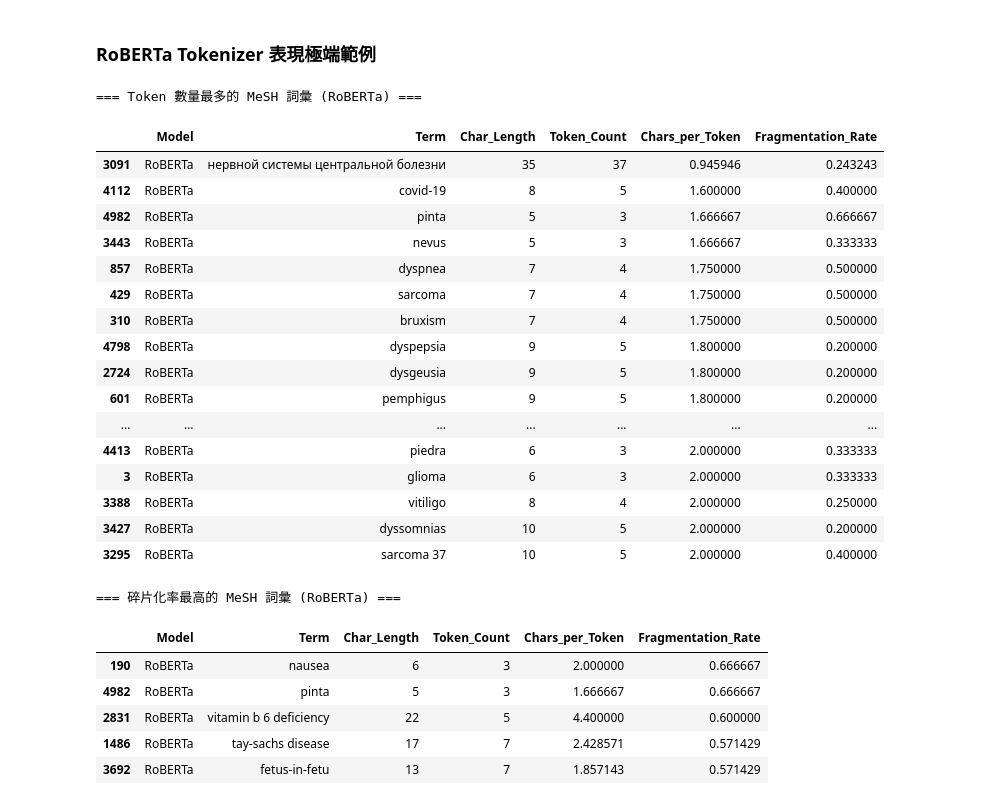
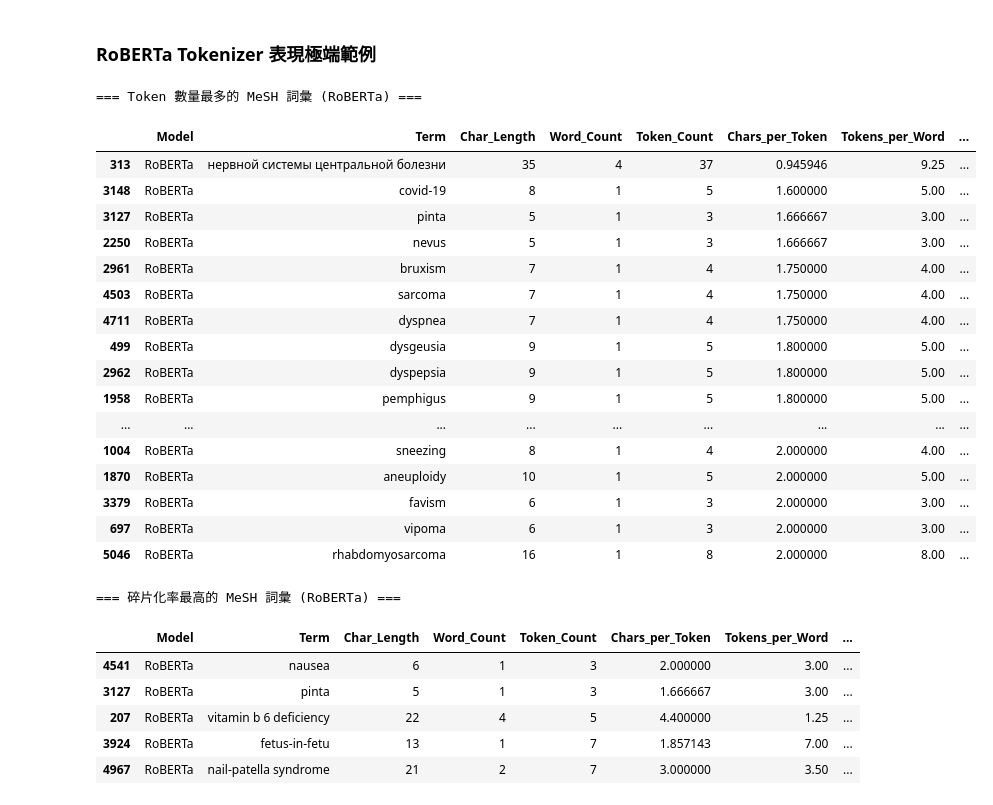
Before and after one commit to Heng1222/Ohsumed_classification, a Jupyter notebook: Model/Token_size_distribution.ipynb, the cells around one changed output. Drawn from its saved outputs; the diff is of its cells as text; code cells hidden in the pictures.

```diff
--- a/Model/Token_size_distribution.ipynb
+++ b/Model/Token_size_distribution.ipynb
@@ -3,11 +64,13 @@
 # %%
 # 1. 測試資料集 (Python List of Strings)
-# 請將 MeSH descriptor names 讀取為一個純文字列表
-# 範例： ["Myocardial Infarction", "Diabetes Mellitus", "Acetylcholinesterase", ...]
 import pandas as pd
 url = 'https://github.com/Heng1222/Ohsumed_classification/blob/main/MeSH_data/mesh_dataset.csv?raw=true'
 full_df = pd.read_csv(url)
+# 範例： ["Myocardial Infarction", "Diabetes Mellitus", "Acetylcholinesterase", ...]
 mesh_terms_set = set(pd.concat([full_df["word_i"], full_df["word_j"]]))
+random_words = get_random_nouns_df(num_words=5080)
+
+
 
 # 2. 模型字典 (Dictionary of Tokenizers)
 # Key 為模型名稱 (自訂)，Value 為已經 load 好的 Hugging Face Tokenizer 物件
@@ -138,36 +237,38 @@ Passing `palette` without assigning `hue` is deprecated and will be removed in v
 ### RoBERTa Tokenizer 表現極端範例
 # %%
 # 顯示 Token 數量最多的前 5 個 MeSH 詞彙
+display_df = df_results[df_results['Dataset_Type'] == 'MeSH Terms']
+
 print("\n=== Token 數量最多的 MeSH 詞彙 (RoBERTa) ===")
-display(roberta_df.sort_values(by='Chars_per_Token', ascending=True).head(30))
+display(display_df.sort_values(by='Chars_per_Token', ascending=True).head(30))
 # %% [output]
 === Token 數量最多的 MeSH 詞彙 (RoBERTa) ===
-|  | Model | Term | Char_Length | Token_Count | Chars_per_Token | Fragmentation_Rate |
-| 3091 | RoBERTa | нервной системы центральной болезни | 35 | 37 | 0.945946 | 0.243243 |
-| 4112 | RoBERTa | covid-19 | 8 | 5 | 1.600000 | 0.400000 |
-| 4982 | RoBERTa | pinta | 5 | 3 | 1.666667 | 0.666667 |
-| 3443 | RoBERTa | nevus | 5 | 3 | 1.666667 | 0.333333 |
-| 857 | RoBERTa | dyspnea | 7 | 4 | 1.750000 | 0.500000 |
-| 429 | RoBERTa | sarcoma | 7 | 4 | 1.750000 | 0.500000 |
-| 310 | RoBERTa | bruxism | 7 | 4 | 1.750000 | 0.500000 |
-| 4798 | RoBERTa | dyspepsia | 9 | 5 | 1.800000 | 0.200000 |
-| 2724 | RoBERTa | dysgeusia | 9 | 5 | 1.800000 | 0.200000 |
-| 601 | RoBERTa | pemphigus | 9 | 5 | 1.800000 | 0.200000 |
-| ... | ... | ... | ... | ... | ... | ... |
-| 4413 | RoBERTa | piedra | 6 | 3 | 2.000000 | 0.333333 |
-| 3 | RoBERTa | glioma | 6 | 3 | 2.000000 | 0.333333 |
-| 3388 | RoBERTa | vitiligo | 8 | 4 | 2.000000 | 0.250000 |
-| 3427 | RoBERTa | dyssomnias | 10 | 5 | 2.000000 | 0.200000 |
-| 3295 | RoBERTa | sarcoma 37 | 10 | 5 | 2.000000 | 0.400000 |
+|  | Model | Term | Char_Length | Word_Count | Token_Count | Chars_per_Token | Tokens_per_Word | ... |
+| 313 | RoBERTa | нервной системы центральной болезни | 35 | 4 | 37 | 0.945946 | 9.25 | ... |
+| 3148 | RoBERTa | covid-19 | 8 | 1 | 5 | 1.600000 | 5.00 | ... |
+| 3127 | RoBERTa | pinta | 5 | 1 | 3 | 1.666667 | 3.00 | ... |
+| 2250 | RoBERTa | nevus | 5 | 1 | 3 | 1.666667 | 3.00 | ... |
+| 2961 | RoBERTa | bruxism | 7 | 1 | 4 | 1.750000 | 4.00 | ... |
+| 4503 | RoBERTa | sarcoma | 7 | 1 | 4 | 1.750000 | 4.00 | ... |
+| 4711 | RoBERTa | dyspnea | 7 | 1 | 4 | 1.750000 | 4.00 | ... |
+| 499 | RoBERTa | dysgeusia | 9 | 1 | 5 | 1.800000 | 5.00 | ... |
+| 2962 | RoBERTa | dyspepsia | 9 | 1 | 5 | 1.800000 | 5.00 | ... |
+| 1958 | RoBERTa | pemphigus | 9 | 1 | 5 | 1.800000 | 5.00 | ... |
+| ... | ... | ... | ... | ... | ... | ... | ... | ... |
+| 1004 | RoBERTa | sneezing | 8 | 1 | 4 | 2.000000 | 4.00 | ... |
+| 1870 | RoBERTa | aneuploidy | 10 | 1 | 5 | 2.000000 | 5.00 | ... |
+| 3379 | RoBERTa | favism | 6 | 1 | 3 | 2.000000 | 3.00 | ... |
+| 697 | RoBERTa | vipoma | 6 | 1 | 3 | 2.000000 | 3.00 | ... |
+| 5046 | RoBERTa | rhabdomyosarcoma | 16 | 1 | 8 | 2.000000 | 8.00 | ... |
 # %%
 # 顯示碎片化率最高的前 5 個 MeSH 詞彙 (表示這些詞彙被拆解成單字元的比例最高)
 print("\n=== 碎片化率最高的 MeSH 詞彙 (RoBERTa) ===")
-display(roberta_df.sort_values(by='Fragmentation_Rate', ascending=False).head(5))
+display(display_df.sort_values(by='Fragmentation_Rate', ascending=False).head(5))
 # %% [output]
 === 碎片化率最高的 MeSH 詞彙 (RoBERTa) ===
-|  | Model | Term | Char_Length | Token_Count | Chars_per_Token | Fragmentation_Rate |
-| 190 | RoBERTa | nausea | 6 | 3 | 2.000000 | 0.666667 |
-| 4982 | RoBERTa | pinta | 5 | 3 | 1.666667 | 0.666667 |
-| 2831 | RoBERTa | vitamin b 6 deficiency | 22 | 5 | 4.400000 | 0.600000 |
-| 1486 | RoBERTa | tay-sachs disease | 17 | 7 | 2.428571 | 0.571429 |
-| 3692 | RoBERTa | fetus-in-fetu | 13 | 7 | 1.857143 | 0.571429 |
+|  | Model | Term | Char_Length | Word_Count | Token_Count | Chars_per_Token | Tokens_per_Word | ... |
+| 4541 | RoBERTa | nausea | 6 | 1 | 3 | 2.000000 | 3.00 | ... |
+| 3127 | RoBERTa | pinta | 5 | 1 | 3 | 1.666667 | 3.00 | ... |
+| 207 | RoBERTa | vitamin b 6 deficiency | 22 | 4 | 5 | 4.400000 | 1.25 | ... |
+| 3924 | RoBERTa | fetus-in-fetu | 13 | 1 | 7 | 1.857143 | 7.00 | ... |
+| 4967 | RoBERTa | nail-patella syndrome | 21 | 2 | 7 | 3.000000 | 3.50 | ... |
```
Also changed, not shown: parts of 27 cells of this notebook.
